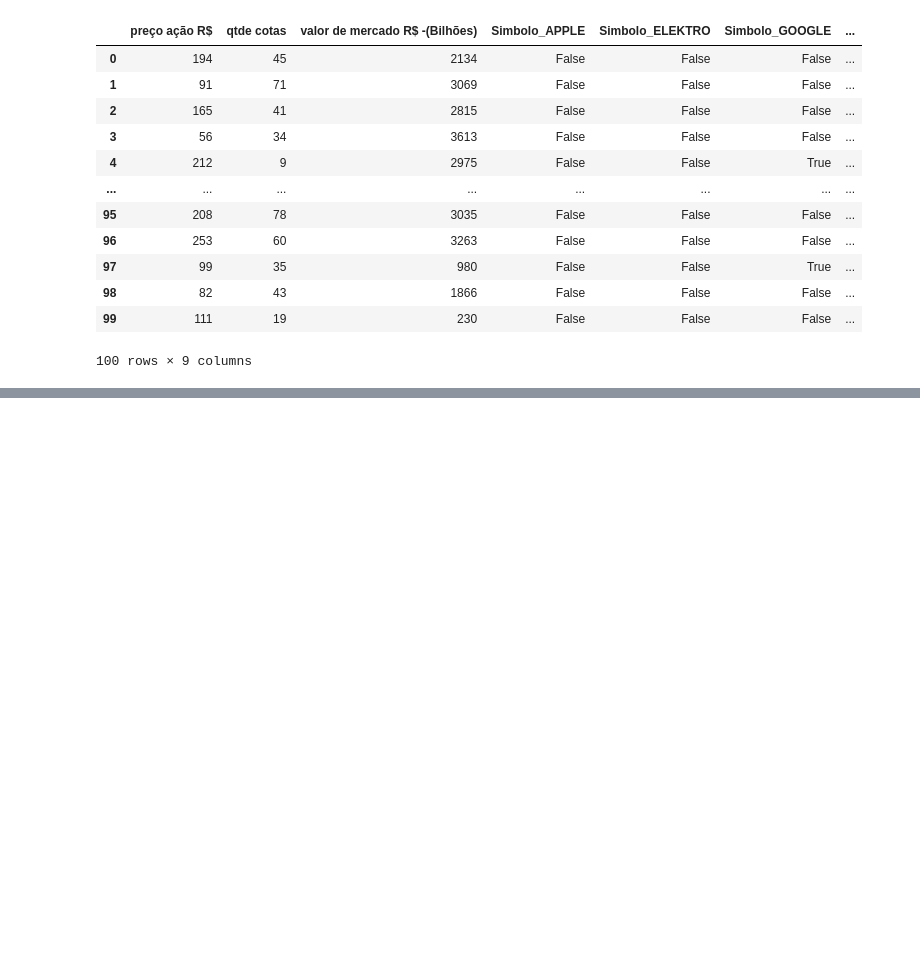
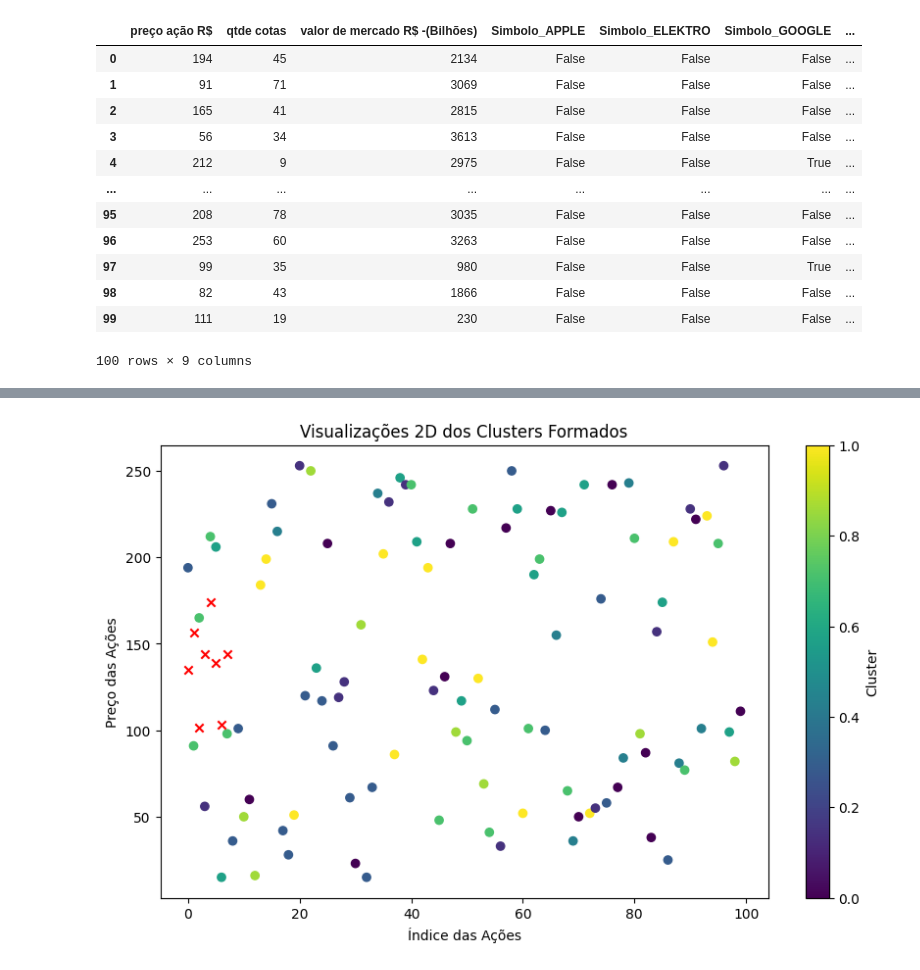
Before and after one commit to Godooih/IA, a Jupyter notebook: Somativa/Codigo/codigo.ipynb, the cells around one changed output, grey strips where cells are left out. Cells and saved outputs as stored; diff of their text form; code cells hidden in the pictures; blank space fills up the shorter version.

```diff
--- a/Somativa/Codigo/codigo.ipynb
+++ b/Somativa/Codigo/codigo.ipynb
@@ -160,0 +227,11 @@ ValueError: x and y must have same first dimension, but have shapes (23,) and (3
+# %%
+plt.figure(figsize=(10, 6))
+plt.scatter(range(len(dados)), dados['preço ação R$'], c=labels, cmap='viridis')
+plt.scatter(range(len(centroids)), centroids[:, 0], marker='x', color='red')  # Centroids ajustados
+plt.xlabel('Índice das Ações')
+plt.ylabel('Preço das Ações')
+plt.title('Visualizações 2D dos Clusters Formados')
+plt.colorbar(label='Cluster')
+plt.show()
+# %% [output]
+[figure, added]
```
Also changed, not shown: parts of 10 cells of this notebook.
